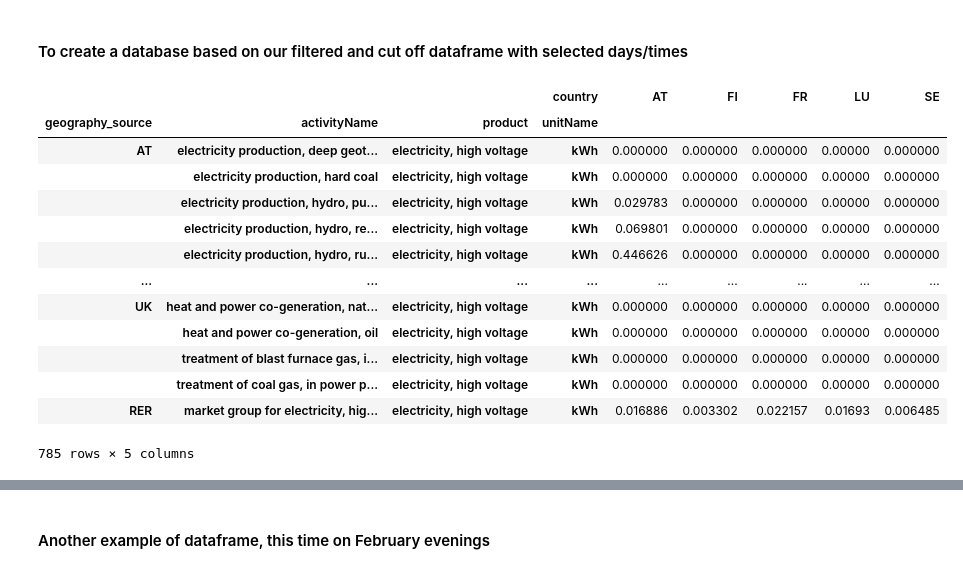
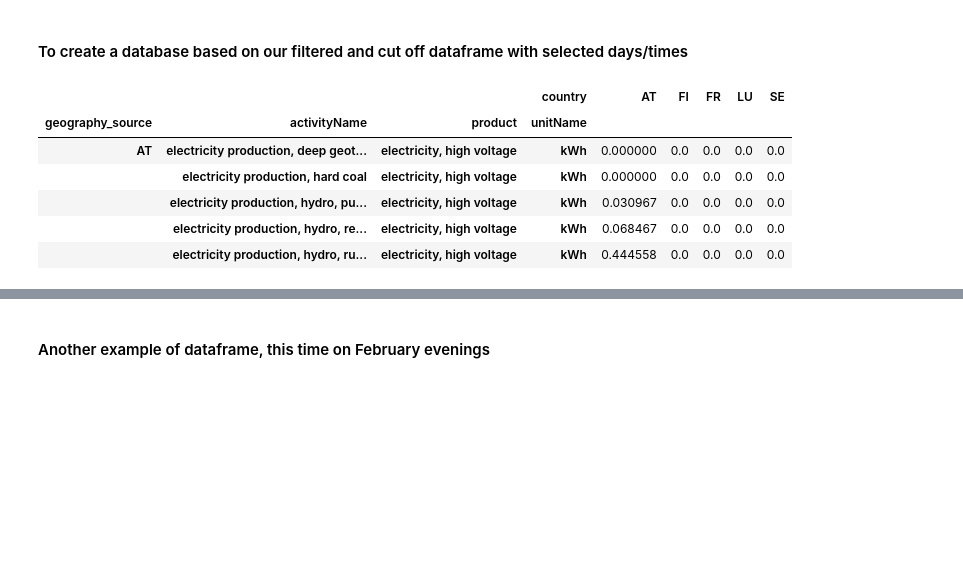
Before and after one commit to LIST-LUXEMBOURG/shrecc, a Jupyter notebook: notebooks/example.ipynb, the cells around one changed output, grey strips where cells are left out. Cells and saved outputs as stored; diff of their text form; code cells hidden in the pictures; blank space fills up the shorter version.

Commit message:
clean example notebook

```diff
--- a/notebooks/example.ipynb
+++ b/notebooks/example.ipynb
@@ -83,9 +95,9 @@ To download our data from SHRECC data git repository: git clone https://git.list
 # %%
-countries = ["FI", "SE", "LU", "AT", "FR"]
 example = filt_cutoff(
     countries=countries,
-    general_range=["2022-06-01 01:00:00", "2022-06-30 23:00:00"],
-    refined_range=[9, 13],
+    general_range=["2022-06-01 01:00:00",
+                   "2022-06-30 23:00:00"],
+    refined_range=[10, 14],
     freq="h",
     cutoff=1e-3,
     include_cutoff=True,
@@ -99,22 +111,15 @@ Dataframe filtered.
 # %% [markdown]
 #### To create a database based on our filtered and cut off dataframe with selected days/times
 # %%
-example
+example.head()
 # %% [output]
 |  |  |  | country | AT | FI | FR | LU | SE |
 | geography_source | activityName | product | unitName |  |  |  |  |  |
-| AT | electricity production, deep geot... | electricity, high voltage | kWh | 0.000000 | 0.000000 | 0.000000 | 0.00000 | 0.000000 |
-|  | electricity production, hard coal | electricity, high voltage | kWh | 0.000000 | 0.000000 | 0.000000 | 0.00000 | 0.000000 |
-|  | electricity production, hydro, pu... | electricity, high voltage | kWh | 0.029783 | 0.000000 | 0.000000 | 0.00000 | 0.000000 |
-|  | electricity production, hydro, re... | electricity, high voltage | kWh | 0.069801 | 0.000000 | 0.000000 | 0.00000 | 0.000000 |
-|  | electricity production, hydro, ru... | electricity, high voltage | kWh | 0.446626 | 0.000000 | 0.000000 | 0.00000 | 0.000000 |
-| ... | ... | ... | ... | ... | ... | ... | ... | ... |
-| UK | heat and power co-generation, nat... | electricity, high voltage | kWh | 0.000000 | 0.000000 | 0.000000 | 0.00000 | 0.000000 |
-|  | heat and power co-generation, oil | electricity, high voltage | kWh | 0.000000 | 0.000000 | 0.000000 | 0.00000 | 0.000000 |
-|  | treatment of blast furnace gas, i... | electricity, high voltage | kWh | 0.000000 | 0.000000 | 0.000000 | 0.00000 | 0.000000 |
-|  | treatment of coal gas, in power p... | electricity, high voltage | kWh | 0.000000 | 0.000000 | 0.000000 | 0.00000 | 0.000000 |
-| RER | market group for electricity, hig... | electricity, high voltage | kWh | 0.016886 | 0.003302 | 0.022157 | 0.01693 | 0.006485 |
+| AT | electricity production, deep geot... | electricity, high voltage | kWh | 0.000000 | 0.0 | 0.0 | 0.0 | 0.0 |
+|  | electricity production, hard coal | electricity, high voltage | kWh | 0.000000 | 0.0 | 0.0 | 0.0 | 0.0 |
+|  | electricity production, hydro, pu... | electricity, high voltage | kWh | 0.030967 | 0.0 | 0.0 | 0.0 | 0.0 |
+|  | electricity production, hydro, re... | electricity, high voltage | kWh | 0.068467 | 0.0 | 0.0 | 0.0 | 0.0 |
+|  | electricity production, hydro, ru... | electricity, high voltage | kWh | 0.444558 | 0.0 | 0.0 | 0.0 | 0.0 |
-785 rows × 5 columns
 # %%
 create_database(dataframe_filt = example,
                 project_name   = "SHRECCbw25",
```
Also changed, not shown: parts of 14 cells of this notebook.
